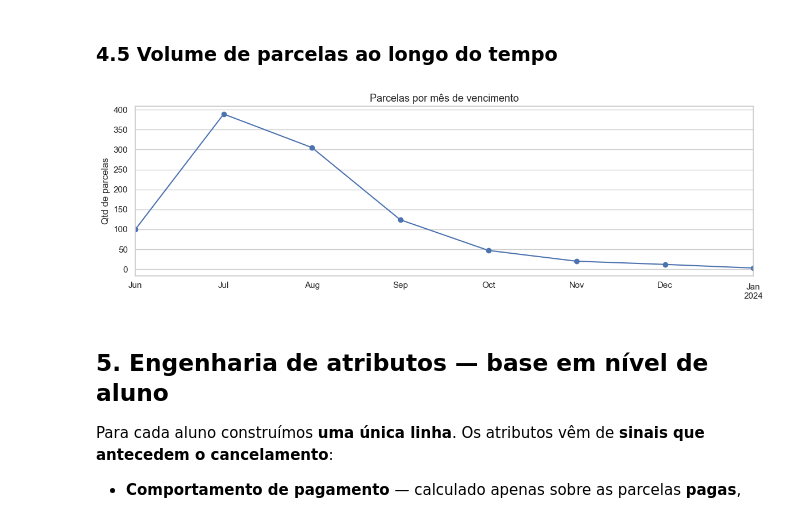
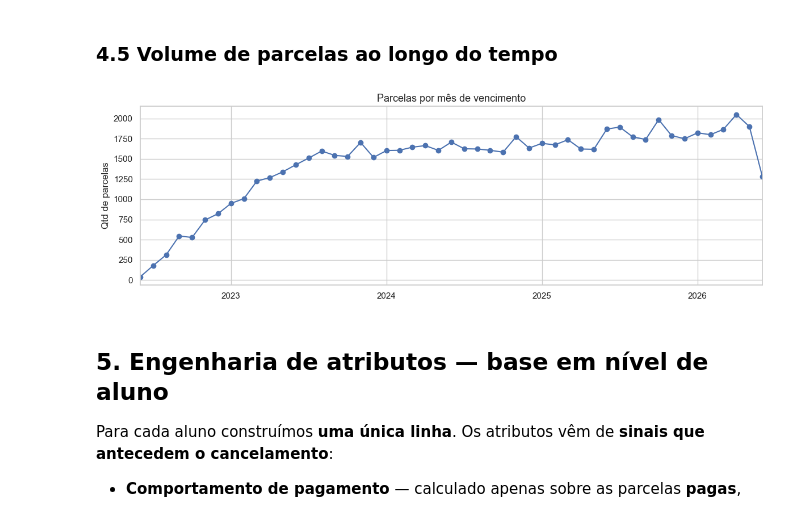
Before and after one commit to PedroRebello1/pim1, a Jupyter notebook: Modelo_Churn_CEUB.ipynb, the cells around one changed output. Drawn from its saved outputs; the diff is of its cells as text; code cells hidden in the pictures.

```diff
--- a/Modelo_Churn_CEUB.ipynb
+++ b/Modelo_Churn_CEUB.ipynb
@@ -60,7 +60,7 @@ plt.rcParams['figure.figsize'] = (9, 5)
 plt.rcParams['axes.titlesize'] = 13
 
 # ---- Parâmetros do projeto -------------------------------------------------
-DATA_PATH    = 'Relatrio_Parcelas.xlsx'   # <-- troque aqui pela base completa (~70k linhas)
+DATA_PATH    = 'ParcelaEmAberto-564fb28d84ebc24b0a5a3899b1b3355b-1782162365081.xls'  # base completa (~70k linhas); .xls/.xlsx
 RANDOM_STATE = 42
 TEST_SIZE    = 0.25
 TOP_PLANOS   = 8     # nº de planos mantidos individualmente (demais viram 'Outros')
@@ -76,14 +76,25 @@ O arquivo exportado possui uma **linha de título** antes do cabeçalho real. A
 detecta automaticamente a linha de cabeçalho (a que contém *Matrícula*), de modo a funcionar
 tanto na amostra atual quanto na base completa.
 # %%
+def _engine_excel(caminho):
+    """Escolhe o engine certo mesmo quando a extensao engana (ex.: um .xlsx exportado como .xls)."""
+    with open(caminho, 'rb') as fh:
+        assinatura = fh.read(8)
+    if assinatura[:2] == b'PK':                # ZIP  => Office Open XML (.xlsx) -> openpyxl
+        return 'openpyxl'
+    if assinatura[:4] == b'\xd0\xcf\x11\xe0':  # OLE2 => Excel 97-2003 (.xls real) -> xlrd
+        return 'xlrd'
+    return None                                # formato desconhecido: deixa o pandas inferir
+
 def carregar_dados(caminho):
-    previa = pd.read_excel(caminho, header=None, nrows=5)
+    eng = _engine_excel(caminho)
+    previa = pd.read_excel(caminho, header=None, nrows=5, engine=eng)
     linha_cab = 0
     for i in range(len(previa)):
         if previa.iloc[i].astype(str).str.contains('Matr', case=False, na=False).any():
             linha_cab = i
             break
-    df = pd.read_excel(caminho, header=linha_cab)
+    df = pd.read_excel(caminho, header=linha_cab, engine=eng)
     df.columns = [str(c).strip() for c in df.columns]
     return df
 
@@ -290,14 +334,14 @@ plt.tight_layout(); plt.show()
 # %%
 serie = (df.dropna(subset=['vencimento'])
            .set_index('vencimento')
-           .resample('M')
+           .resample('ME')
            .size())
 plt.figure(figsize=(12, 4))
 serie.plot(marker='o')
 plt.title('Parcelas por mês de vencimento'); plt.ylabel('Qtd de parcelas'); plt.xlabel('')
 plt.tight_layout(); plt.show()
 # %% [output]
-[figure, old version]
+[figure, new version]
 # %% [markdown]
 ## 5. Engenharia de atributos — base em nível de aluno
 
```
Also changed, not shown: parts of 23 cells of this notebook.
